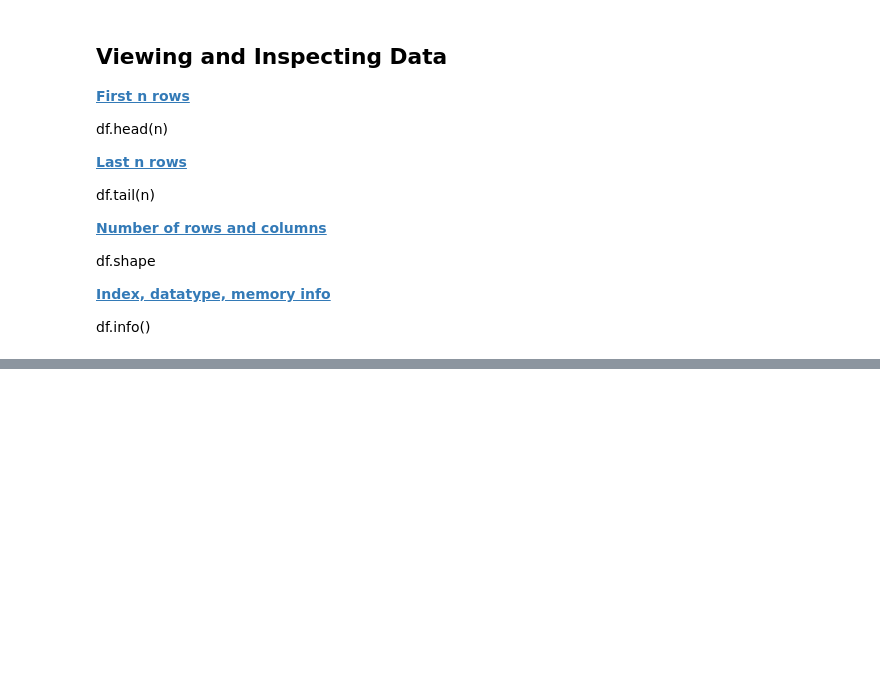
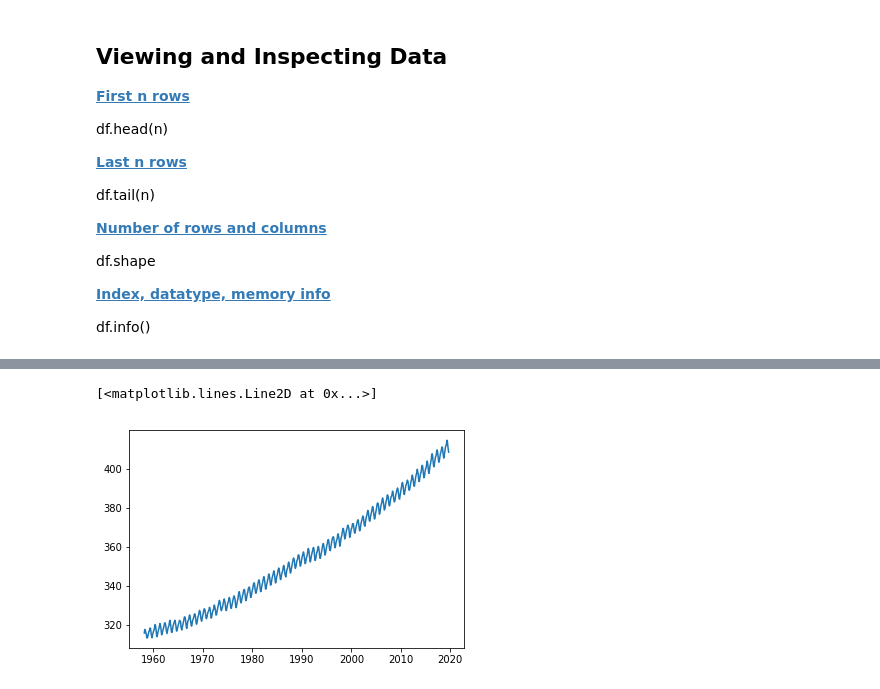
Before and after one commit to tamck/Pandas_tutorial, a Jupyter notebook: EARTH_PandasTech.ipynb, the cells around one changed output, grey strips where cells are left out. Saved outputs shown, nothing was run; the diff lists cells and outputs as text; code cells hidden in the pictures; blank space fills up the shorter version.

```diff
--- a/EARTH_PandasTech.ipynb
+++ b/EARTH_PandasTech.ipynb
@@ -240,8 +199,0 @@ CO2.tail(5)
-# %%
-# create a new column and convert to datetime format
-CO2['Date'] = pd.to_datetime(CO2[['Year', 'Month']].assign(Day = 1))
-
-# indexing by time stamp
-CO2.set_index(data['Date'], inplace = True)
-
-CO2.head(5)
@@ -381,0 +345,8 @@ Once again, let's try coding these to see if they give the same result:
+# %%
+# create a new column that combines year and month and convert to datetime format
+CO2['Date'] = pd.to_datetime(CO2[['Year', 'Month']].assign(Day = 1))
+
+# indexing by time stamp, inplace = True means changes will occur in orignal dataframe
+CO2.set_index(CO2['Date'], inplace = True)
+
+CO2.head(5)
@@ -381,0 +380,5 @@ Once again, let's try coding these to see if they give the same result:
+# %%
+# deleting the 'Date' column because data are now indexed by date
+CO2 = CO2.drop('Date', axis = 1)
+
+CO2.head(5)
@@ -381,0 +393,4 @@ Once again, let's try coding these to see if they give the same result:
+# %%
+# deleting null values
+
+CO2 = CO2[CO2.CO2_avg != -99.99]
@@ -381,0 +555,10 @@ Once again, let's try coding these to see if they give the same result:
+# %%
+# creating a simple plot
+
+import matplotlib.pyplot as plt
+%matplotlib inline
+
+plt.plot(CO2['CO2_avg'])
+# %% [output]
+[<matplotlib.lines.Line2D at 0x...>]
+[figure, added]
```
Also changed, not shown: parts of 77 cells of this notebook, 4 other files.
